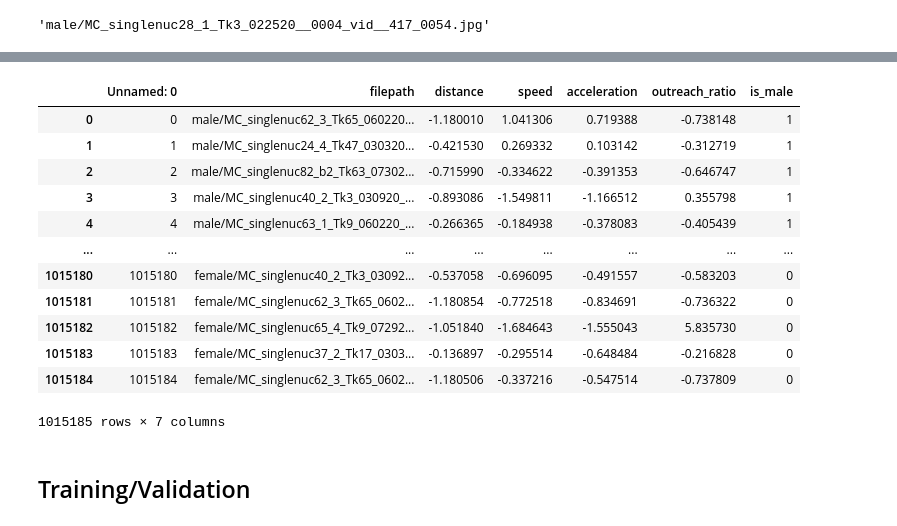
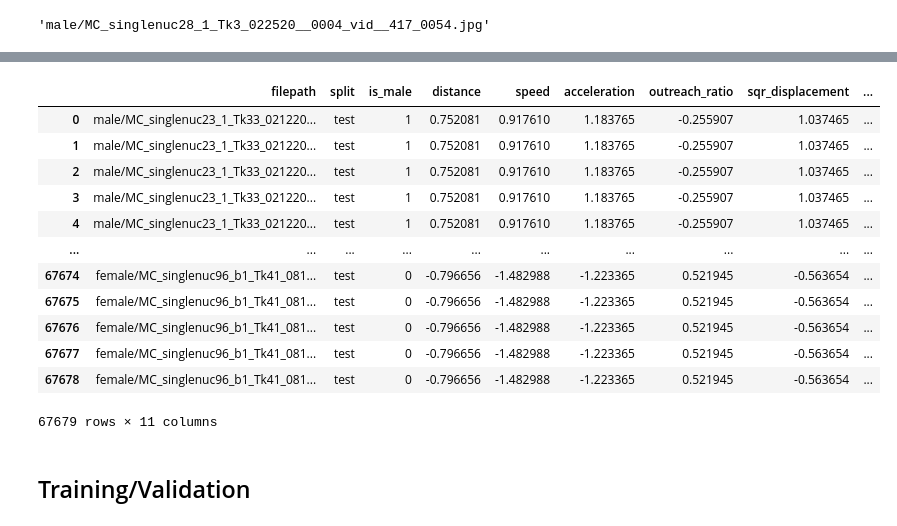
Before and after one commit to Human-Augment-Analytics/Bio-Boost, a Jupyter notebook: scripts/modeling/temporal_features_and_dt.ipynb, the cells around one changed output, grey strips where cells are left out. Saved outputs shown, nothing was run; the diff lists cells and outputs as text; code cells hidden in the pictures.

```diff
--- a/scripts/modeling/temporal_features_and_dt.ipynb
+++ b/scripts/modeling/temporal_features_and_dt.ipynb
@@ -1656,9 +1658,9 @@ from torchvision.io import read_image
 
 from sklearn.preprocessing import StandardScaler
 # %%
-train_df = pd.read_csv('/home/hice1/cclark339/scratch/Data/single_nuc_1/training_set.csv')
-valid_df = pd.read_csv('/home/hice1/cclark339/scratch/Data/single_nuc_1/validation_set.csv')
-test_df = pd.read_csv('/home/hice1/cclark339/scratch/Data/single_nuc_1/testing_set.csv')
+train_df = pd.read_csv('/home/hice1/cclark339/scratch/Data/single_nuc_1/expanded_training_set.csv')
+valid_df = pd.read_csv('/home/hice1/cclark339/scratch/Data/single_nuc_1/expanded_validation_set.csv')
+test_df = pd.read_csv('/home/hice1/cclark339/scratch/Data/single_nuc_1/smaller_expanded_testing_set.csv')
 # %%
 train_df
 # %% [output]
@@ -1759,6 +1775,13 @@ train_df[['distance', 'speed', 'acceleration', 'outreach_ratio']]
 662081 rows × 4 columns
 # %%
-train_features_scaled = train_scaler.fit_transform(train_df[['distance', 'speed', 'acceleration', 'outreach_ratio']])
-valid_features_scaled = valid_scaler.fit_transform(valid_df[['distance', 'speed', 'acceleration', 'outreach_ratio']])
-test_features_scaled = test_scaler.fit_transform(test_df[['distance', 'speed', 'acceleration', 'outreach_ratio']])
+expanded = True
+
+if expanded:
+    train_features_scaled = train_scaler.fit_transform(train_df[['distance', 'speed', 'acceleration', 'outreach_ratio', 'sqr_displacement', 'mean_turning_angle', 'jerk', 'rms_velocity']])
+    valid_features_scaled = valid_scaler.fit_transform(valid_df[['distance', 'speed', 'acceleration', 'outreach_ratio', 'sqr_displacement', 'mean_turning_angle', 'jerk', 'rms_velocity']])
+    test_features_scaled = test_scaler.fit_transform(test_df[['distance', 'speed', 'acceleration', 'outreach_ratio', 'sqr_displacement', 'mean_turning_angle', 'jerk', 'rms_velocity']])
+else:
+    train_features_scaled = train_scaler.fit_transform(train_df[['distance', 'speed', 'acceleration', 'outreach_ratio']])
+    valid_features_scaled = valid_scaler.fit_transform(valid_df[['distance', 'speed', 'acceleration', 'outreach_ratio']])
+    test_features_scaled = test_scaler.fit_transform(test_df[['distance', 'speed', 'acceleration', 'outreach_ratio']])
 # %%
@@ -1798,20 +1829,24 @@ valid_df
 # %%
-test_df[['distance', 'speed', 'acceleration', 'outreach_ratio']] = test_features_scaled
+if expanded:
+    test_df[['distance', 'speed', 'acceleration', 'outreach_ratio', 'sqr_displacement', 'mean_turning_angle', 'jerk', 'rms_velocity']] = test_features_scaled
+else:
+    test_df[['distance', 'speed', 'acceleration', 'outreach_ratio']] = test_features_scaled
+
 test_df
 # %% [output]
-|  | Unnamed: 0 | filepath | distance | speed | acceleration | outreach_ratio | is_male |
-| 0 | 0 | male/MC_singlenuc62_3_Tk65_060220... | -1.180010 | 1.041306 | 0.719388 | -0.738148 | 1 |
-| 1 | 1 | male/MC_singlenuc24_4_Tk47_030320... | -0.421530 | 0.269332 | 0.103142 | -0.312719 | 1 |
-| 2 | 2 | male/MC_singlenuc82_b2_Tk63_07302... | -0.715990 | -0.334622 | -0.391353 | -0.646747 | 1 |
-| 3 | 3 | male/MC_singlenuc40_2_Tk3_030920_... | -0.893086 | -1.549811 | -1.166512 | 0.355798 | 1 |
-| 4 | 4 | male/MC_singlenuc63_1_Tk9_060220_... | -0.266365 | -0.184938 | -0.378083 | -0.405439 | 1 |
-| ... | ... | ... | ... | ... | ... | ... | ... |
-| 1015180 | 1015180 | female/MC_singlenuc40_2_Tk3_03092... | -0.537058 | -0.696095 | -0.491557 | -0.583203 | 0 |
-| 1015181 | 1015181 | female/MC_singlenuc62_3_Tk65_0602... | -1.180854 | -0.772518 | -0.834691 | -0.736322 | 0 |
-| 1015182 | 1015182 | female/MC_singlenuc65_4_Tk9_07292... | -1.051840 | -1.684643 | -1.555043 | 5.835730 | 0 |
-| 1015183 | 1015183 | female/MC_singlenuc37_2_Tk17_0303... | -0.136897 | -0.295514 | -0.648484 | -0.216828 | 0 |
-| 1015184 | 1015184 | female/MC_singlenuc62_3_Tk65_0602... | -1.180506 | -0.337216 | -0.547514 | -0.737809 | 0 |
+|  | filepath | split | is_male | distance | speed | acceleration | outreach_ratio | sqr_displacement | ... |
+| 0 | male/MC_singlenuc23_1_Tk33_021220... | test | 1 | 0.752081 | 0.917610 | 1.183765 | -0.255907 | 1.037465 | ... |
+| 1 | male/MC_singlenuc23_1_Tk33_021220... | test | 1 | 0.752081 | 0.917610 | 1.183765 | -0.255907 | 1.037465 | ... |
+| 2 | male/MC_singlenuc23_1_Tk33_021220... | test | 1 | 0.752081 | 0.917610 | 1.183765 | -0.255907 | 1.037465 | ... |
+| 3 | male/MC_singlenuc23_1_Tk33_021220... | test | 1 | 0.752081 | 0.917610 | 1.183765 | -0.255907 | 1.037465 | ... |
+| 4 | male/MC_singlenuc23_1_Tk33_021220... | test | 1 | 0.752081 | 0.917610 | 1.183765 | -0.255907 | 1.037465 | ... |
+| ... | ... | ... | ... | ... | ... | ... | ... | ... | ... |
+| 67674 | female/MC_singlenuc96_b1_Tk41_081... | test | 0 | -0.796656 | -1.482988 | -1.223365 | 0.521945 | -0.563654 | ... |
+| 67675 | female/MC_singlenuc96_b1_Tk41_081... | test | 0 | -0.796656 | -1.482988 | -1.223365 | 0.521945 | -0.563654 | ... |
+| 67676 | female/MC_singlenuc96_b1_Tk41_081... | test | 0 | -0.796656 | -1.482988 | -1.223365 | 0.521945 | -0.563654 | ... |
+| 67677 | female/MC_singlenuc96_b1_Tk41_081... | test | 0 | -0.796656 | -1.482988 | -1.223365 | 0.521945 | -0.563654 | ... |
+| 67678 | female/MC_singlenuc96_b1_Tk41_081... | test | 0 | -0.796656 | -1.482988 | -1.223365 | 0.521945 | -0.563654 | ... |
-1015185 rows × 7 columns
+67679 rows × 11 columns
 # %% [markdown]
 ## Training/Validation
 # %%
```
Also changed, not shown: parts of 16 cells of this notebook, 1 other file.
